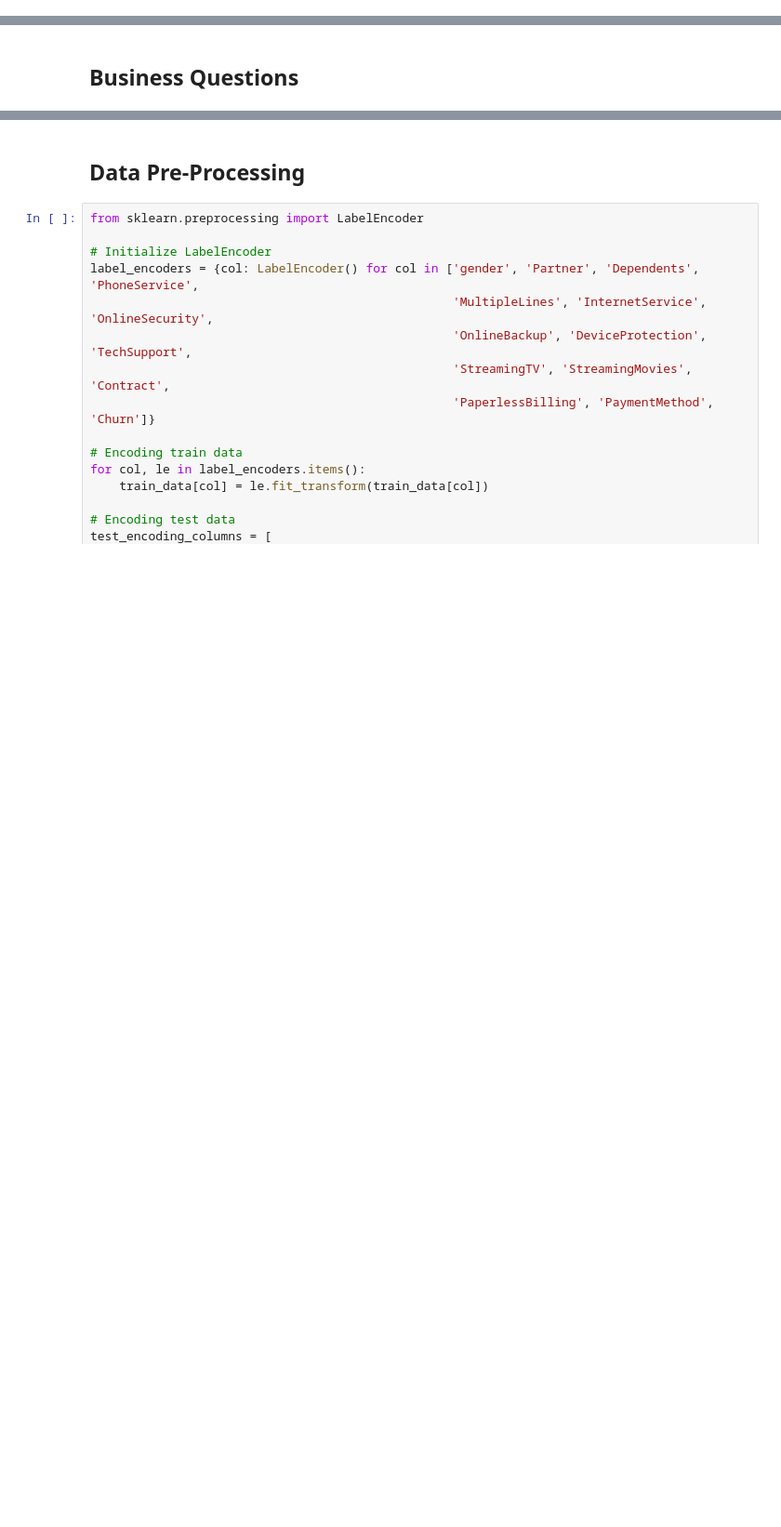
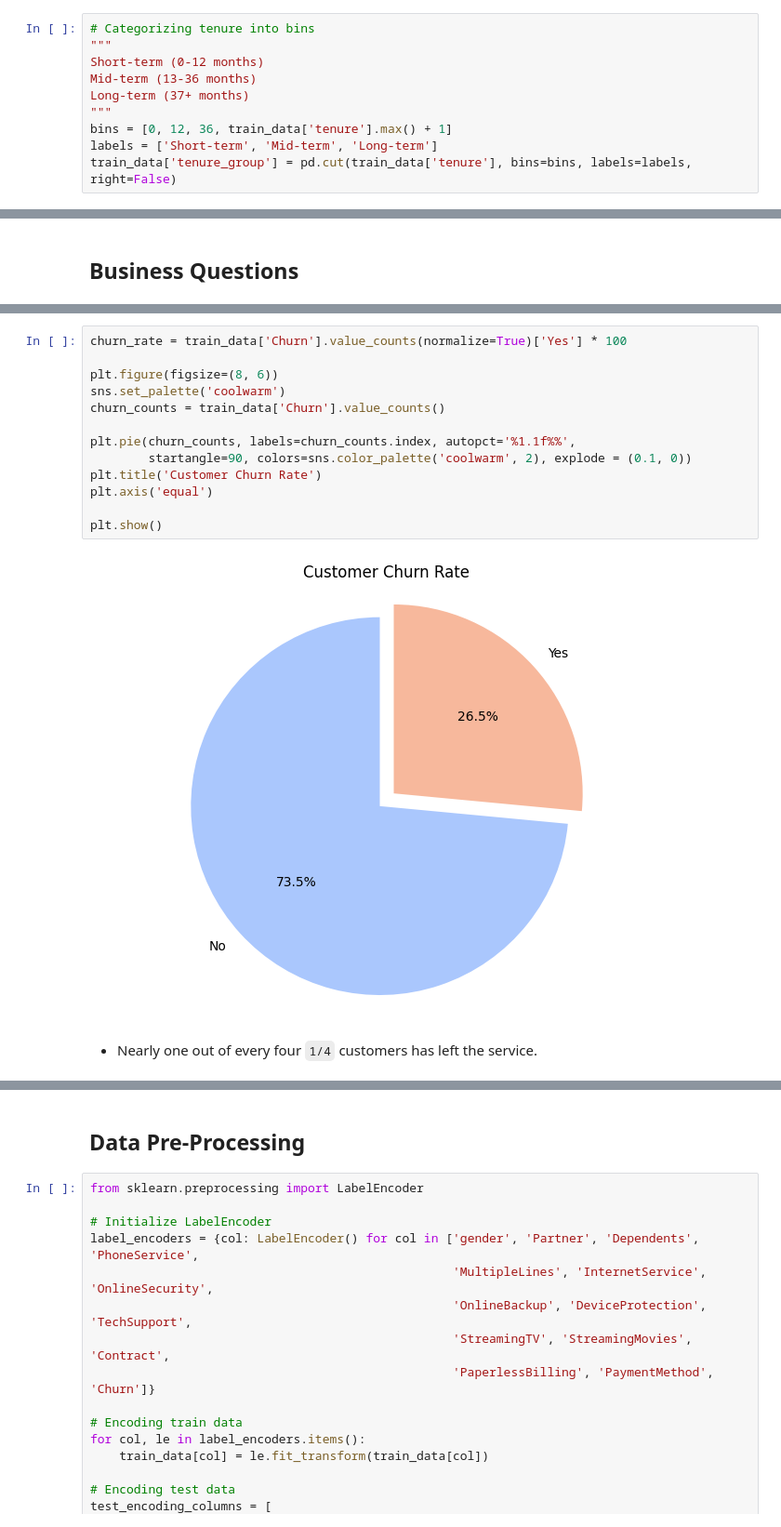
Before and after one commit to elishastanley/Churn-Prediction-Enhancing-Retention-with-Machine-Learning, a Jupyter notebook: Notebooks/main.ipynb, the cells around one changed output, grey strips where cells are left out. Shown at 93% size. Drawn from its saved outputs; the diff is of its cells as text; blank space fills up the shorter version.

```diff
--- a/Notebooks/main.ipynb
+++ b/Notebooks/main.ipynb
@@ -394,0 +399,10 @@ We Reject the Null Hypothesis: There is a significant difference in monthly char
+# %%
+# Categorizing tenure into bins
+"""
+Short-term (0-12 months)
+Mid-term (13-36 months)
+Long-term (37+ months)
+"""
+bins = [0, 12, 36, train_data['tenure'].max() + 1]
+labels = ['Short-term', 'Mid-term', 'Long-term']
+train_data['tenure_group'] = pd.cut(train_data['tenure'], bins=bins, labels=labels, right=False)
@@ -396,0 +439,17 @@ We Reject the Null Hypothesis: There is a significant difference in monthly char
+# %%
+churn_rate = train_data['Churn'].value_counts(normalize=True)['Yes'] * 100
+
+plt.figure(figsize=(8, 6))
+sns.set_palette('coolwarm')
+churn_counts = train_data['Churn'].value_counts()
+
+plt.pie(churn_counts, labels=churn_counts.index, autopct='%1.1f%%',
+        startangle=90, colors=sns.color_palette('coolwarm', 2), explode = (0.1, 0))
+plt.title('Customer Churn Rate')
+plt.axis('equal')
+
+plt.show()
+# %% [output]
+[figure, added]
+# %% [markdown]
+- Nearly one out of every four `1/4` customers has left the service.
```
Also changed, not shown: parts of 26 cells of this notebook.
